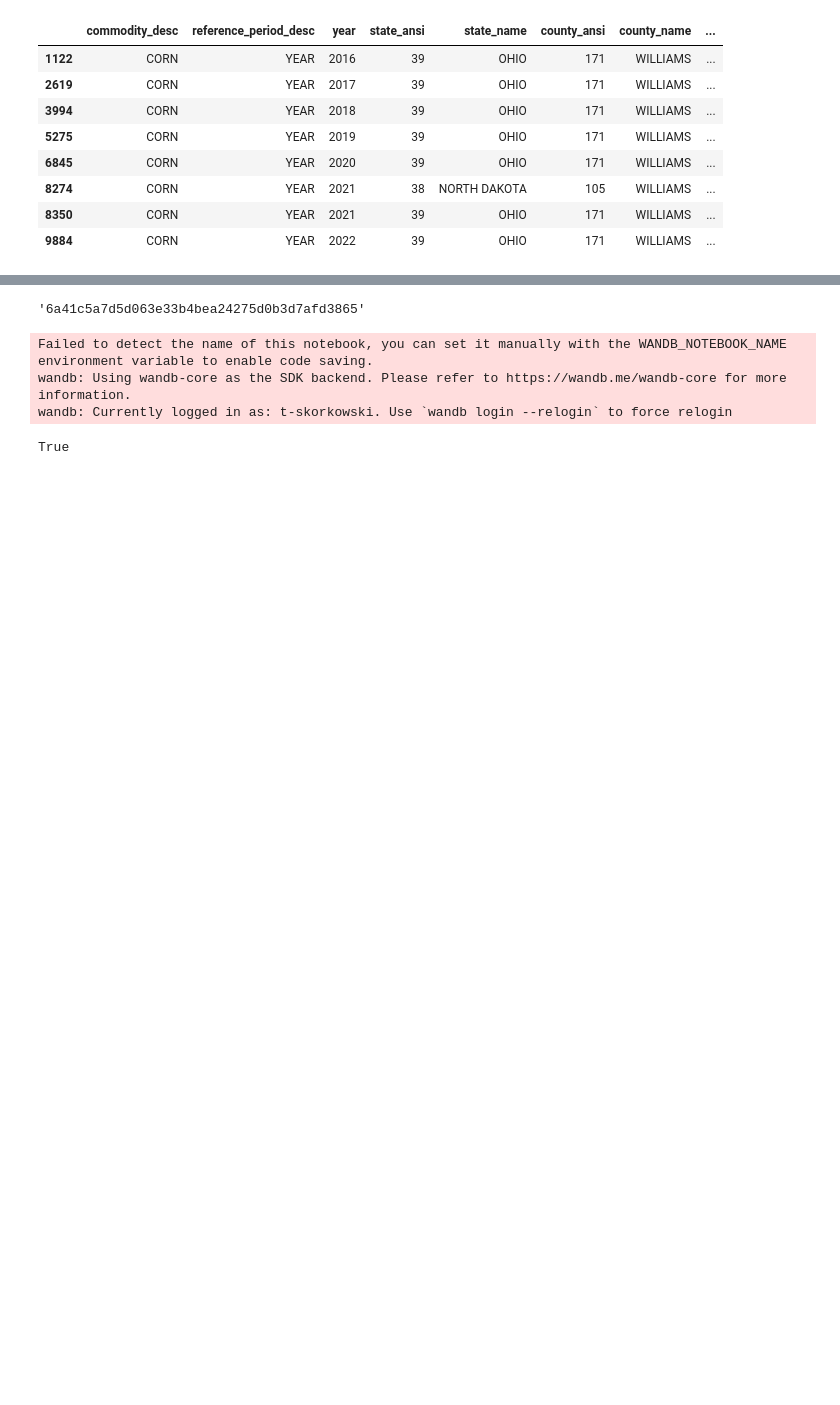
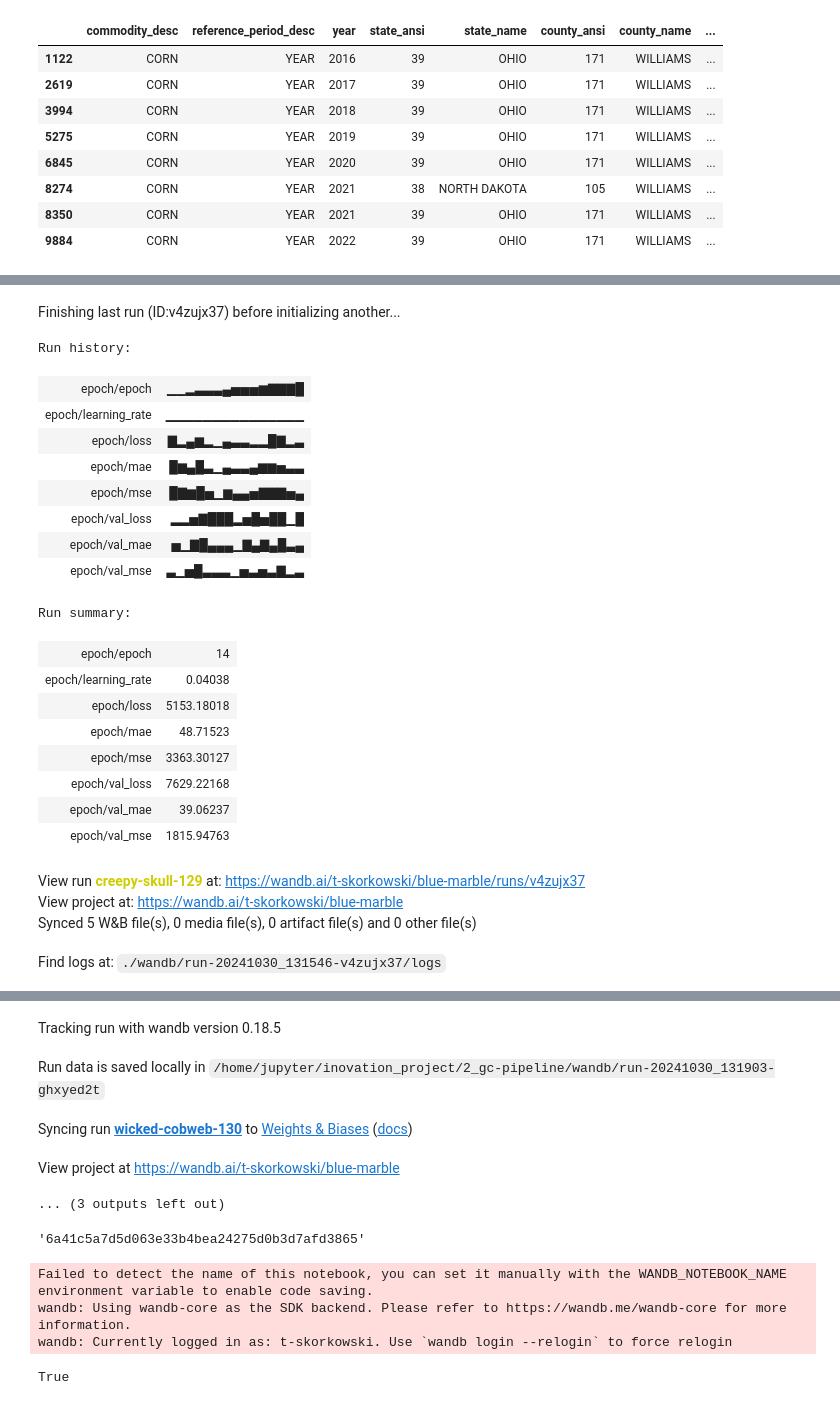
Before and after one commit to tskorkowski/crop_yield_prediction_CAS, a Jupyter notebook: 2_gc-pipeline/training.ipynb, the cells around one changed output, grey strips where cells are left out. Cells and saved outputs as stored; diff of their text form; code cells hidden in the pictures; blank space fills up the shorter version.

```diff
--- a/2_gc-pipeline/training.ipynb
+++ b/2_gc-pipeline/training.ipynb
@@ -374,19 +475,53 @@ Data sets have been setup
+# %%
+for x, y in train_dataset.take(1):
+    feature = x[0].numpy()
 # %%
 wandb.init(
         # set the wandb project where this run will be logged
         project="blue-marble")
 
 model = TimeDependentDenseLstmModel(input_shape = input_shape,
                                 lstm_layers = 3,
-                                dense_layers_per_step = 35,
-                                no_units = 15,
+                                dense_layers_per_step = 17,
+                                no_units = 5,
                                 val_size = val_size,
-                                dropout_rate = 0.4,
-                                kernel_initializer = tf.keras.initializers.HeNormal(seed=42))
-model.compile(optimizer= "rms",
-              learning_rate = 0.0075,
-              loss=pen_low_lenient_high_loss)
+                                dropout_rate = 0.3,
+                                kernel_initializer = tf.keras.initializers.RandomUniform(seed=42))
+model.compile(optimizer= "nadam",
+              learning_rate = 0.04038111849659211,
+              loss=pen_low_loss)
+
+for x, y in train_dataset.take(1):
+    initial_pred = model(x)
+    print("Initial predictions:", initial_pred.numpy()[:5])
+    print("Initial predictions std:", np.std(initial_pred))
+    print("Target values:", y.numpy()[:5])
 
 print("Model compiled")
 
-history = model.fit(train_dataset, epochs=1)
+history = model.fit(train_dataset, epochs=15)
+wandb.finish()
+# %% [output]
+Finishing last run (ID:v4zujx37) before initializing another...
+Run history:
+| epoch/epoch | ▁▁▂▃▃▃▄▅▅▅▆▇▇▇█ |
+| epoch/learning_rate | ▁▁▁▁▁▁▁▁▁▁▁▁▁▁▁ |
+| epoch/loss | ▇▂▄▆▂▁▄▃▃▂▂█▇▂▃ |
+| epoch/mae | █▆▄█▃▁▄▃▃▄▆▆▅▃▃ |
+| epoch/mse | █▇▆█▅▁▆▄▄▅▇▇▇▅▄ |
+| epoch/val_loss | ▂▂▅▇███▂▅█▅██▁█ |
+| epoch/val_mae | ▅▁▇█▄▄▄▁▇▄▇▄█▃▄ |
+| epoch/val_mse | ▃▁▅█▃▃▃▁▅▃▅▃▇▂▃ |
+Run summary:
+| epoch/epoch | 14 |
+| epoch/learning_rate | 0.04038 |
+| epoch/loss | 5153.18018 |
+| epoch/mae | 48.71523 |
+| epoch/mse | 3363.30127 |
+| epoch/val_loss | 7629.22168 |
+| epoch/val_mae | 39.06237 |
+| epoch/val_mse | 1815.94763 |
+View run creepy-skull-129 at: https://wandb.ai/t-skorkowski/blue-marble/runs/v4zujx37
+View project at: https://wandb.ai/t-skorkowski/blue-marble
+Synced 5 W&B file(s), 0 media file(s), 0 artifact file(s) and 0 other file(s)
+Find logs at: ./wandb/run-20241030_131546-v4zujx37/logs
@@ -393,3 +529,8 @@ history = model.fit(train_dataset, epochs=1)
+Tracking run with wandb version 0.18.5
+Run data is saved locally in /home/jupyter/inovation_project/2_gc-pipeline/wandb/run-20241030_131903-ghxyed2t
+Syncing run wicked-cobweb-130 to Weights & Biases (docs)
+View project at https://wandb.ai/t-skorkowski/blue-marble
+... (3 outputs left out)
 # %%
 secret_value
 # %% [output]
```
Also changed, not shown: parts of 22 cells of this notebook, 7 other files.
